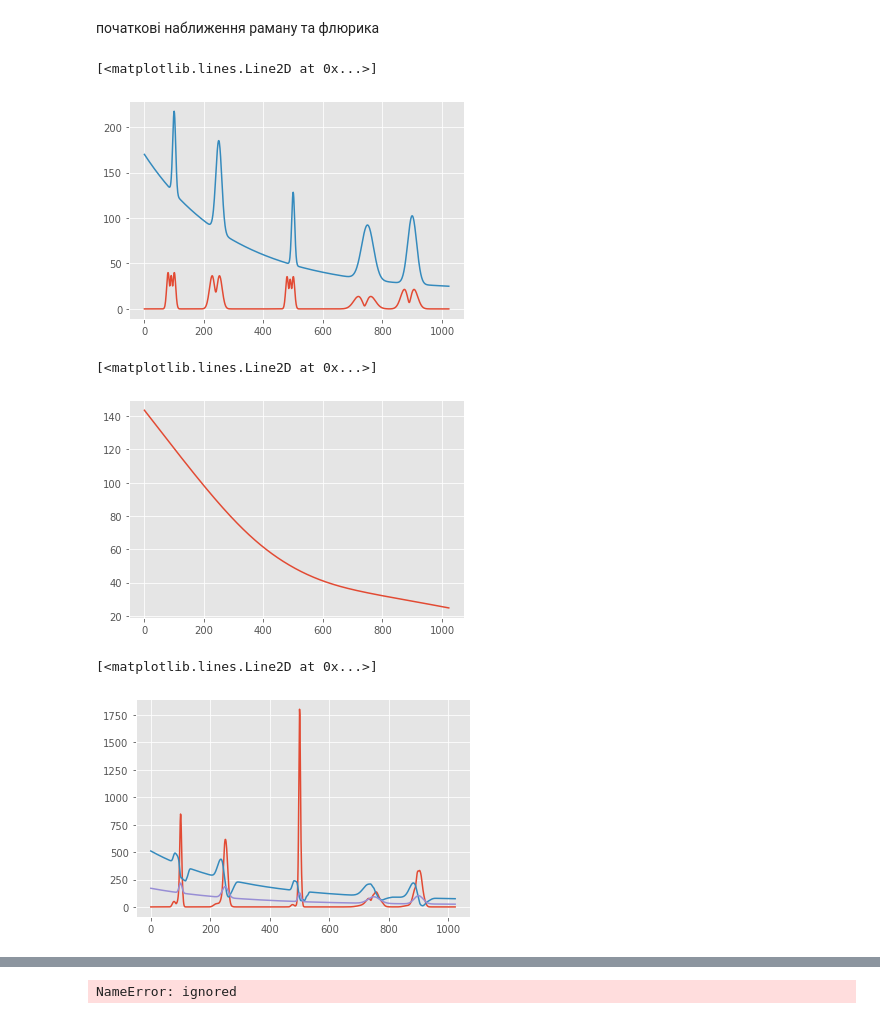
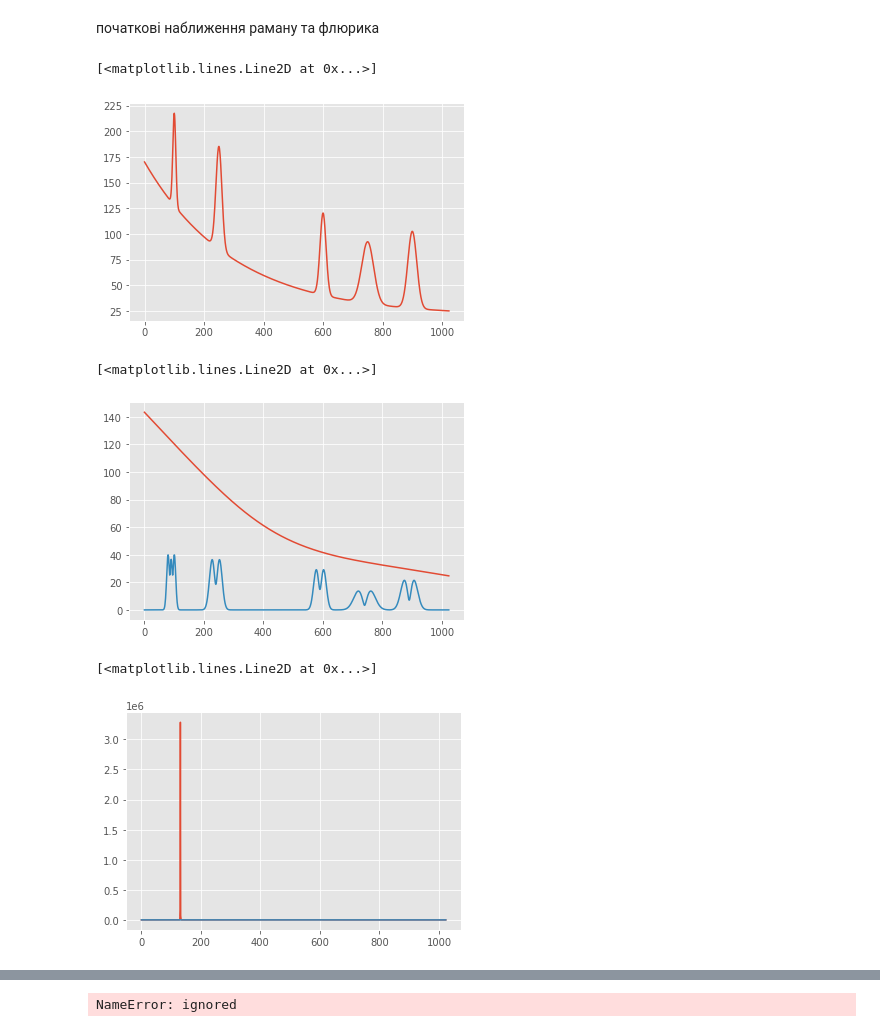
Before and after one commit to kartelmaks/ML, a Jupyter notebook: SSE.ipynb, the cells around one changed output, grey strips where cells are left out. Cells and saved outputs as stored; diff of their text form; code cells hidden in the pictures.

```diff
--- a/SSE.ipynb
+++ b/SSE.ipynb
@@ -24,9 +24,9 @@ N = 1024
 r_max = 100
 
 M = [0, 10, 20]
-sig_p = [5, 10, 5, 20, 15]
+sig_p = [5, 10, 10, 20, 15]
 I = [0.9, 1, 0.8, 0.6, 0.75]
-p = [100, 250, 500, 750, 900]
+p = [100, 250, 600, 750, 900]
 # %%
 def get_spectr(m):
   f = list()
@@ -88,11 +88,11 @@ for i in range(N):
   R_m_s[i] = ((R_[i] - R_mean[i])**2).mean()
 S_r = np.sqrt(R_m_s)
 # %%
-plt.plot(S_r)
+#plt.plot(S_r)
 plt.plot(R[0])
 # %% [output]
 [<matplotlib.lines.Line2D at 0x...>]
-[figure, old version]
+[figure, new version]
 # %%
 def baseline_als(y, lam, p, niter=10):
   L = len(y)
@@ -106,11 +106,12 @@ def baseline_als(y, lam, p, niter=10):
   return z
 # %%
 S_f = baseline_als(R_mean, 100000000, 0.05)
-
+#S_r = R[0] - S_f
 plt.plot(S_f)
+plt.plot(S_r)
 # %% [output]
 [<matplotlib.lines.Line2D at 0x...>]
-[figure, old version]
+[figure, new version]
 # %%
 I_arr = list()
 E_arr = list()
@@ -145,20 +146,20 @@ def multiply_sparse(A, B):
 # %%
 S_f_ = lil_matrix(S_f)
 S_r_ = lil_matrix(S_r)
 S = np.array([S_r_, S_f_])
-for i in range(10):
+for i in range(250):
   hs = multiply_sparse(H, S)
   r_hs = (R/hs)
   #print(r_hs[0])
   r_hs = np.array([lil_matrix(r_hs[0]), lil_matrix(r_hs[1]), lil_matrix(r_hs[2])])
   ss = multiply_sparse(H.T, r_hs)
   S = np.array((lil_matrix(S[0].toarray()*ss[0]), lil_matrix(S[1].toarray()*ss[1])))
 plt.plot(S[0].toarray().T)
 plt.plot(S[1].toarray().T)
-plt.plot(R[0])
+#plt.plot(R[0])
 # %% [output]
 [<matplotlib.lines.Line2D at 0x...>]
-[figure, old version]
+[figure, new version]
 # %%
 plt.plot(R[0])
 # %% [output]
```
Also changed, not shown: parts of 2 cells of this notebook.
